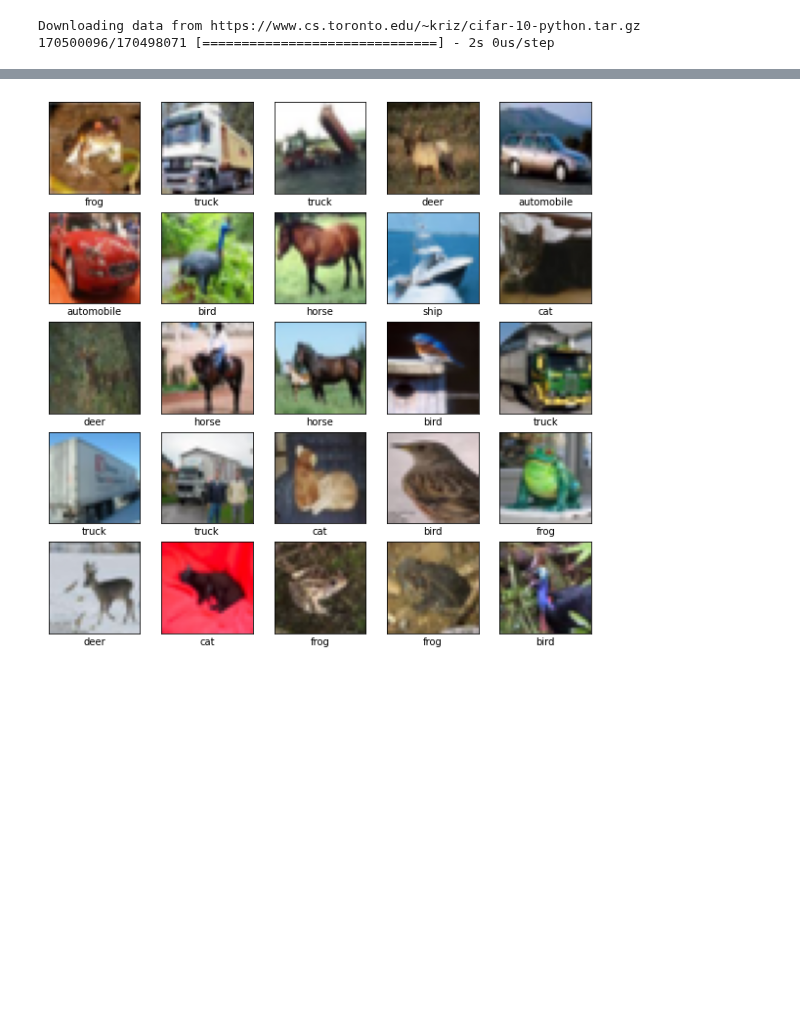
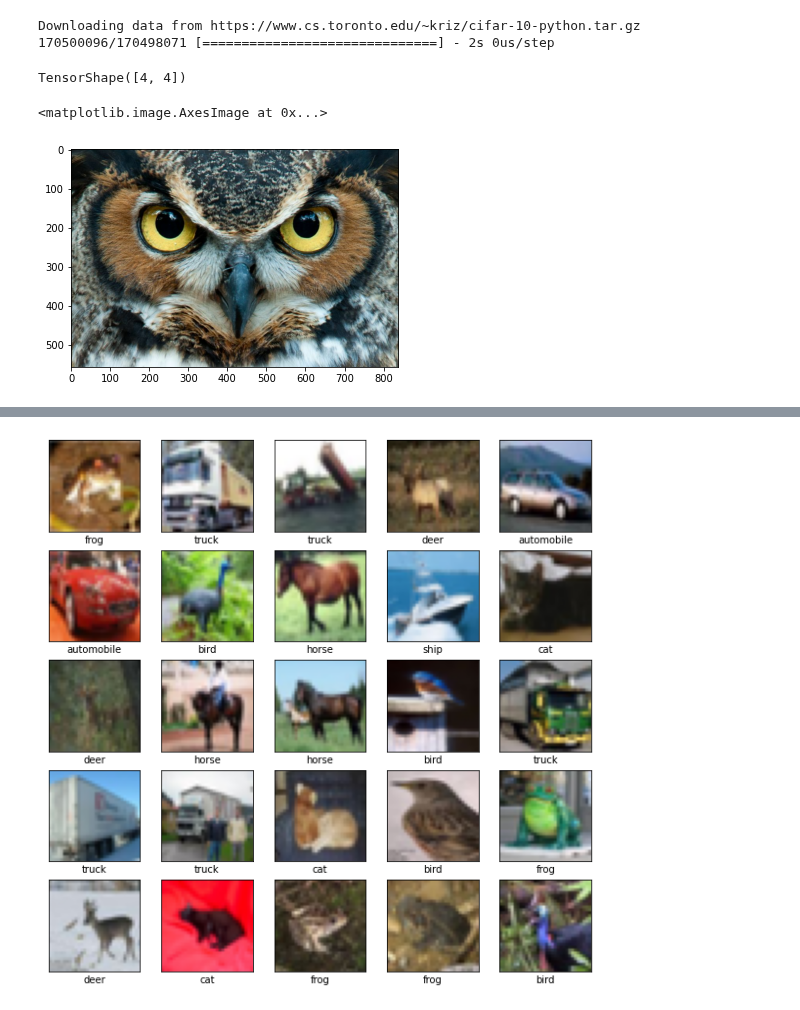
Before and after one commit to nithinivi/Deep_Learning_Discussion, a Jupyter notebook: 002_Convnet.ipynb, the cells around one changed output, grey strips where cells are left out. Drawn from its saved outputs; the diff is of its cells as text; code cells hidden in the pictures; blank space fills up the shorter version.

```diff
--- a/002_Convnet.ipynb
+++ b/002_Convnet.ipynb
@@ -32,3 +28,29 @@ train_images, test_images = train_images / 255.0, test_images / 255.0
 # %% [output]
 Downloading data from https://www.cs.toronto.edu/~kriz/cifar-10-python.tar.gz
 170500096/170498071 [==============================] - 2s 0us/step
+# %%
+def comp_conv2d(conv2d, X):
+    # Here (1, 1) indicates that the batch size and the number of channels
+    # are both 1
+    X = tf.reshape(X, (1,) + X.shape + (1,))
+    Y = conv2d(X)
+    # Exclude the first two dimensions that do not interest us: examples and
+    # channels
+    return tf.reshape(Y, Y.shape[1:3])
+
+# Note that here 1 row or column is padded on either side, so a total of 2
+# rows or columns are added
+conv2d = tf.keras.layers.Conv2D(1, kernel_size=3, padding='same', strides=2)
+X = tf.random.uniform(shape=(8, 8))
+comp_conv2d(conv2d, X).shape
+# %% [output]
+TensorShape([4, 4])
+# %%
+import requests
+url = 'https://i.pinimg.com/originals/b5/60/0f/b5600f14ff810ef7ee30bc38e0a7e8b9.jpg'
+img = tf.image.decode_jpeg(
+        requests.get(url).content, channels=3, name="jpeg_reader")
+plt.imshow(image)
+# %% [output]
+<matplotlib.image.AxesImage at 0x...>
+[figure, added]
```
Also changed, not shown: parts of 3 cells of this notebook.
